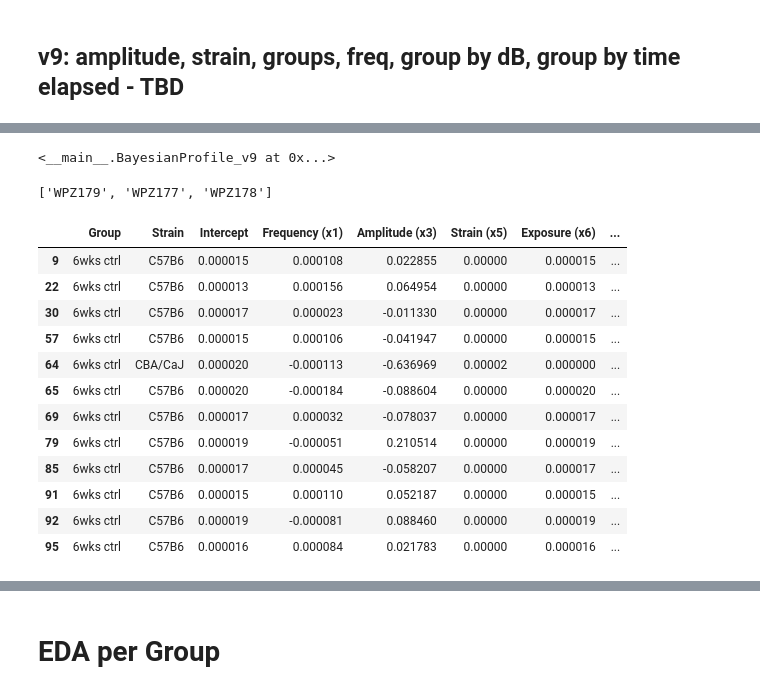
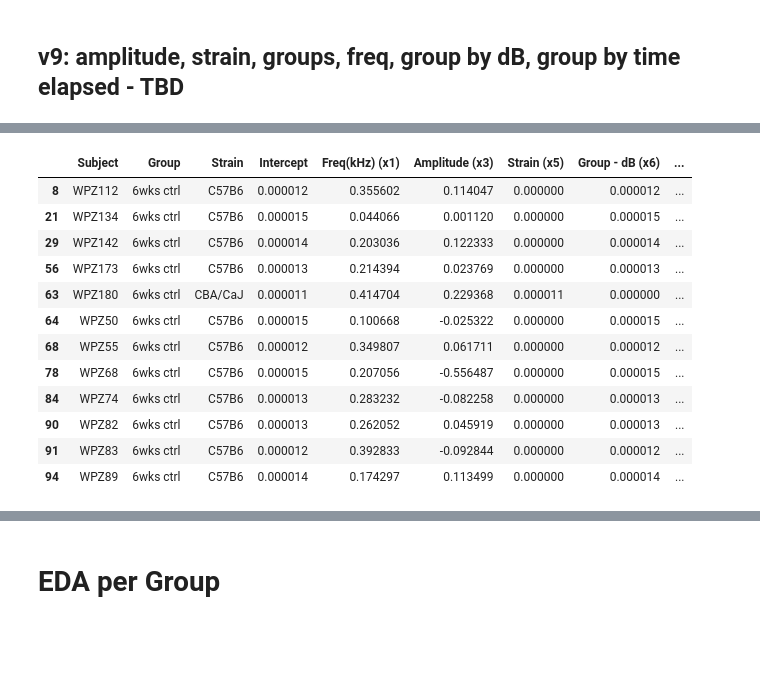
Before and after one commit to lashebir/synapsemodel, a Jupyter notebook: TTbySubject.ipynb, the cells around one changed output, grey strips where cells are left out. Drawn from its saved outputs; the diff is of its cells as text; code cells hidden in the pictures; blank space fills up the shorter version.

```diff
--- a/TTbySubject.ipynb
+++ b/TTbySubject.ipynb
@@ -2836,7 +2828,7 @@ for trees in trees_options:
 
                 # Set up preprocessor
                 preprocessor = ColumnTransformer([
-                    ('num_scaler', MinMaxScaler(), ['Freq(Hz) (x1)', 'Amplitude (x3)', 'Group - dB (x6)', 'Group - Hours Elapsed (x7)']),
+                    ('num_scaler', MinMaxScaler(), ['Freq(Hz) (x1)', 'Amplitude (x3)', 'Group - dB (x6)', 'Group - H Elapsed (x7)']),
                     ('cat', OneHotEncoder(drop='first', sparse_output=False), ['Strain (x5)'])
                 ])
 
@@ -6896,6 +6888,8 @@ k_folds = KFold(n_splits=5, shuffle=True, random_state=42)
 train_rmse_scores = []
 val_rmse_scores = []
 subjects_profiles_CVsplit_v9 = {}
+all_train_data = {}
+all_val_data = {}
 
 # Groups setup
 groups = [str(group) for group in np.unique(final_clean_strained_grouped_pos_cleangroup_vs_timed['Group'])]
@@ -6919,7 +6913,7 @@ for fold_idx, (train_idx, val_idx) in enumerate(k_folds.split(X_train9_5)):
 
         # Group by the combination of features that define unique conditions
         grouped = subject_data.groupby([
-            'Freq(Hz) (x1)', 'Amplitude (x3)', 'Strain (x5)',
+            'Freq(kHz) (x1)', 'Amplitude (x3)', 'Strain (x5)',
             'Group - dB (x6)', 'Group - Hours Elapsed (x7)'
         ])
 
@@ -6933,7 +6927,7 @@ for fold_idx, (train_idx, val_idx) in enumerate(k_folds.split(X_train9_5)):
             y_values = y_fold_train.loc[indices]
 
             # Extract feature values (same for all rows in group)
-            x1_val = group_data['Freq(Hz) (x1)'].iloc[0]
+            x1_val = group_data['Freq(kHz) (x1)'].iloc[0]
             x3_val = group_data['Amplitude (x3)'].iloc[0]
             x5_val = group_data['Strain (x5)'].iloc[0]
             x6_val = group_data['Group - dB (x6)'].iloc[0]
@@ -6954,19 +6948,14 @@ for fold_idx, (train_idx, val_idx) in enumerate(k_folds.split(X_train9_5)):
         if row['Level(dB) (x2)'] >= thresh:
             subject = row['Subject']
             profile_key = f"{subject}"
-            x1_val = row['Freq(Hz) (x1)']
+            x1_val = row['Freq(kHz) (x1)']
             x3_val = row['Amplitude (x3)']
             x5_val = row['Strain (x5)']
             x6_val = row['Group - dB (x6)']
             x7_val = row['Group - Hours Elapsed (x7)']
 
-            try:
-                # Call predict_y1 with scalar values
-                pred = subjects_profiles_CVsplit_v9[profile_key].predict_y1(x1= x1_val, x3=x3_val, x5=x5_val, x6=x6_val, x7=x7_val)
-                train_predictions[idx] = float(pred)  # Ensure it's a scalar
-            except Exception as e:
-                # Just pass if prediction fails
-                pass
+            pred = subjects_profiles_CVsplit_v9[profile_key].predict_y1(x1= x1_val, x3=x3_val, x5=x5_val, x6=x6_val, x7=x7_val)
+            train_predictions[idx] = float(pred)  # Ensure it's a scalar
 
     # Create pandas Series with predictions matched to proper indices
     successful_train_indices = list(train_predictions.keys())
@@ -6983,19 +6972,15 @@ for fold_idx, (train_idx, val_idx) in enumerate(k_folds.split(X_train9_5)):
             if row['Level(dB) (x2)'] >= thresh:
                 subject = row['Subject']
                 profile_key = f"{subject}"
-                x1_val = row['Freq(Hz) (x1)']
+                x1_val = row['Freq(kHz) (x1)']
                 x3_val = row['Amplitude (x3)']
                 x5_val = row['Strain (x5)']
                 x6_val = row['Group - dB (x6)']
                 x7_val = row['Group - Hours Elapsed (x7)']
 
-                try:
-                    # Call predict_y1 with scalar values
-                    pred = subjects_profiles_CVsplit_v9[profile_key].predict_y1(x1= x1_val, x3=x3_val, x5=x5_val, x6=x6_val, x7=x7_val)
-                    val_predictions[idx] = float(pred)  # Ensure it's a scalar
-                except Exception as e:
-                    # Just pass if prediction fails
-                    pass
+                pred = subjects_profiles_CVsplit_v9[profile_key].predict_y1(x1= x1_val, x3=x3_val, x5=x5_val, x6=x6_val, x7=x7_val)
+                val_predictions[idx] = float(pred)  # Ensure it's a scalar
+
 
         # Create properly indexed validation predictions
         successful_val_indices = list(val_predictions.keys())
@@ -7028,8 +7013,18 @@ for fold_idx, (train_idx, val_idx) in enumerate(k_folds.split(X_train9_5)):
             print(f"Validation: {len(successful_val_indices)} successful predictions out of {len(X_fold_val)}")
 
             # Calculate RMSE
+            true_name = f'{fold_idx} - train - true'
+            pred_name = f'{fold_idx} - train - pred'
+            all_train_data[true_name] = y_train_true
+            all_train_data[pred_name] = y_train_pred
+
             fold_train_rmse = np.sqrt(np.mean((y_train_true - y_train_pred)**2))
             train_rmse_scores.append(fold_train_rmse)
+
+            true_name = f'{fold_idx} - val - true'
+            pred_name = f'{fold_idx} - val - pred'
+            all_val_data[true_name] = y_val_true
+            all_val_data[pred_name] = y_val_pred
 
             fold_val_rmse = np.sqrt(np.mean((y_val_true - y_val_pred)**2))
             val_rmse_scores.append(fold_val_rmse)
@@ -7584,11 +7563,3 @@ Sample of predicted values: 44    16.256475
-# %%
-subjects_profiles_CVsplit_v9['WPZ100']
-# %% [output]
-<__main__.BayesianProfile_v9 at 0x...>
-# %%
-subjects_by_group['101dB 24h post']
-# %% [output]
-['WPZ179', 'WPZ177', 'WPZ178']
 # %%
 subjects_by_strain = {}
 for strain in final_clean_strained_grouped_pos_cleangroup_vs_timed['Strain (x5)'].unique():
@@ -7602,44 +7573,46 @@ freqs_coefs = []
 amps_coefs = []
 strains_coefs = []
 exps_coefs = []
 hours_coefs = []
+subs = []
 
 for sub in subjects_profiles_CVsplit_v9:
     int = subjects_profiles_CVsplit_v9[sub].mean_y1[0]
     freq_coef = subjects_profiles_CVsplit_v9[sub].mean_y1[1]
     amp_coef = subjects_profiles_CVsplit_v9[sub].mean_y1[2]
     strain_coef = subjects_profiles_CVsplit_v9[sub].mean_y1[3]
     exp_coef = subjects_profiles_CVsplit_v9[sub].mean_y1[4]
     hours_coef = subjects_profiles_CVsplit_v9[sub].mean_y1[5]
 
+    subs.append(sub)
     int_coefs.append(int)
     freqs_coefs.append(freq_coef)
     amps_coefs.append(amp_coef)
     strains_coefs.append(strain_coef)
     exps_coefs.append(exp_coef)
     hours_coefs.append(hours_coef)
 
     for group in subjects_by_group:
         if sub in subjects_by_group[group]:
             exp_group.append(group)
 
     for strain in subjects_by_strain:
         if sub in subjects_by_strain[strain]:
             strain_group.append(strain)
 
-coefficients_by_group_strain = pd.DataFrame(data = {'Group': exp_group, 'Strain' : strain_group, 'Intercept': int_coefs, 'Frequency (x1)': freqs_coefs, 'Amplitude (x3)': amps_coefs, 'Strain (x5)': strains_coefs, 'Exposure (x6)': exps_coefs, 'Hours Post-Exposure (x7)': hours_coefs})
+coefficients_by_group_strain = pd.DataFrame(data = {'Subject' : subs, 'Group': exp_group, 'Strain' : strain_group, 'Intercept': int_coefs, 'Freq(kHz) (x1)': freqs_coefs, 'Amplitude (x3)': amps_coefs, 'Strain (x5)': strains_coefs, 'Group - dB (x6)': exps_coefs, 'Group - Hours Elapsed (x7)': hours_coefs})
 coefficients_by_group_strain[coefficients_by_group_strain['Group'] == '6wks ctrl']
 # %% [output]
-|  | Group | Strain | Intercept | Frequency (x1) | Amplitude (x3) | Strain (x5) | Exposure (x6) | ... |
-| 9 | 6wks ctrl | C57B6 | 0.000015 | 0.000108 | 0.022855 | 0.00000 | 0.000015 | ... |
-| 22 | 6wks ctrl | C57B6 | 0.000013 | 0.000156 | 0.064954 | 0.00000 | 0.000013 | ... |
-| 30 | 6wks ctrl | C57B6 | 0.000017 | 0.000023 | -0.011330 | 0.00000 | 0.000017 | ... |
-| 57 | 6wks ctrl | C57B6 | 0.000015 | 0.000106 | -0.041947 | 0.00000 | 0.000015 | ... |
-| 64 | 6wks ctrl | CBA/CaJ | 0.000020 | -0.000113 | -0.636969 | 0.00002 | 0.000000 | ... |
-| 65 | 6wks ctrl | C57B6 | 0.000020 | -0.000184 | -0.088604 | 0.00000 | 0.000020 | ... |
-| 69 | 6wks ctrl | C57B6 | 0.000017 | 0.000032 | -0.078037 | 0.00000 | 0.000017 | ... |
-| 79 | 6wks ctrl | C57B6 | 0.000019 | -0.000051 | 0.210514 | 0.00000 | 0.000019 | ... |
-| 85 | 6wks ctrl | C57B6 | 0.000017 | 0.000045 | -0.058207 | 0.00000 | 0.000017 | ... |
-| 91 | 6wks ctrl | C57B6 | 0.000015 | 0.000110 | 0.052187 | 0.00000 | 0.000015 | ... |
-| 92 | 6wks ctrl | C57B6 | 0.000019 | -0.000081 | 0.088460 | 0.00000 | 0.000019 | ... |
-| 95 | 6wks ctrl | C57B6 | 0.000016 | 0.000084 | 0.021783 | 0.00000 | 0.000016 | ... |
+|  | Subject | Group | Strain | Intercept | Freq(kHz) (x1) | Amplitude (x3) | Strain (x5) | Group - dB (x6) | ... |
+| 8 | WPZ112 | 6wks ctrl | C57B6 | 0.000012 | 0.355602 | 0.114047 | 0.000000 | 0.000012 | ... |
+| 21 | WPZ134 | 6wks ctrl | C57B6 | 0.000015 | 0.044066 | 0.001120 | 0.000000 | 0.000015 | ... |
+| 29 | WPZ142 | 6wks ctrl | C57B6 | 0.000014 | 0.203036 | 0.122333 | 0.000000 | 0.000014 | ... |
+| 56 | WPZ173 | 6wks ctrl | C57B6 | 0.000013 | 0.214394 | 0.023769 | 0.000000 | 0.000013 | ... |
+| 63 | WPZ180 | 6wks ctrl | CBA/CaJ | 0.000011 | 0.414704 | 0.229368 | 0.000011 | 0.000000 | ... |
+| 64 | WPZ50 | 6wks ctrl | C57B6 | 0.000015 | 0.100668 | -0.025322 | 0.000000 | 0.000015 | ... |
+| 68 | WPZ55 | 6wks ctrl | C57B6 | 0.000012 | 0.349807 | 0.061711 | 0.000000 | 0.000012 | ... |
+| 78 | WPZ68 | 6wks ctrl | C57B6 | 0.000015 | 0.207056 | -0.556487 | 0.000000 | 0.000015 | ... |
+| 84 | WPZ74 | 6wks ctrl | C57B6 | 0.000013 | 0.283232 | -0.082258 | 0.000000 | 0.000013 | ... |
+| 90 | WPZ82 | 6wks ctrl | C57B6 | 0.000013 | 0.262052 | 0.045919 | 0.000000 | 0.000013 | ... |
+| 91 | WPZ83 | 6wks ctrl | C57B6 | 0.000012 | 0.392833 | -0.092844 | 0.000000 | 0.000012 | ... |
+| 94 | WPZ89 | 6wks ctrl | C57B6 | 0.000014 | 0.174297 | 0.113499 | 0.000000 | 0.000014 | ... |
```
Also changed, not shown: parts of 32 cells of this notebook.
